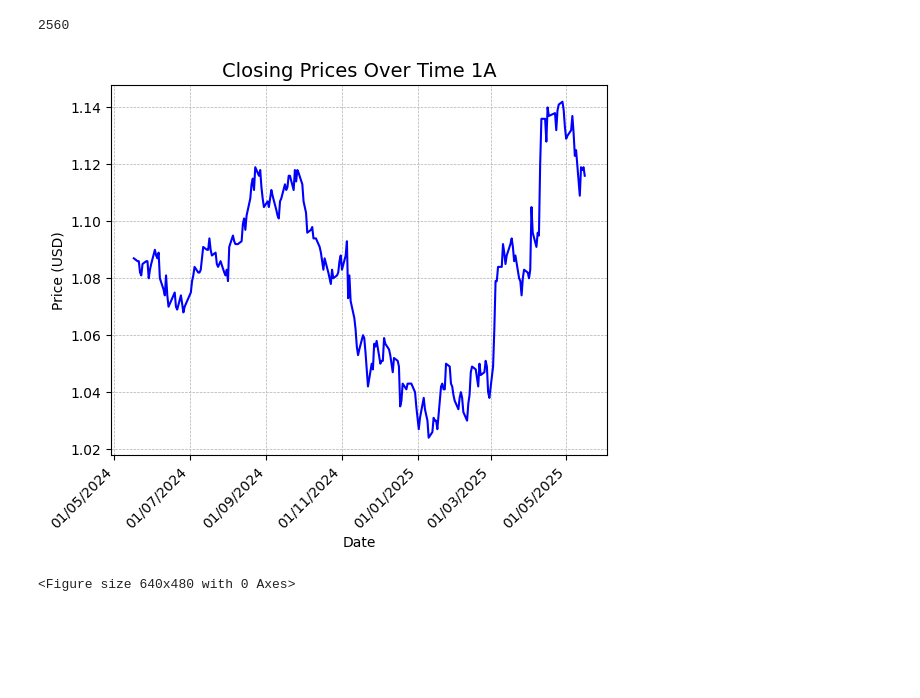
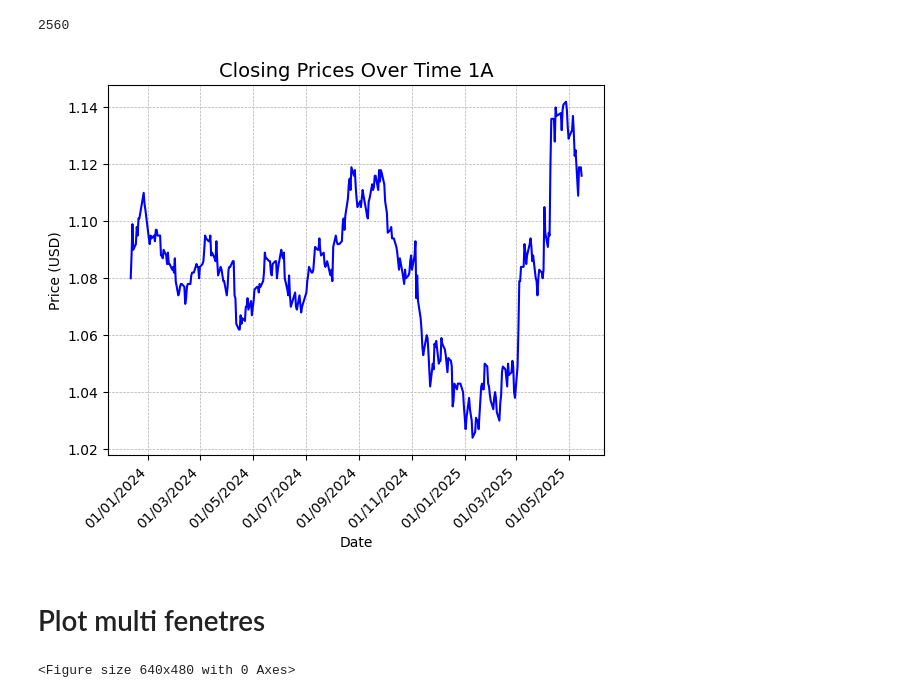
Before and after one commit to jdavid54/jupyter_notebooks2, a Jupyter notebook: eur_usd_change_data.ipynb, the cells around one changed output. Drawn from its saved outputs; the diff is of its cells as text; code cells hidden in the pictures; blank space fills up the shorter version.

```diff
--- a/eur_usd_change_data.ipynb
+++ b/eur_usd_change_data.ipynb
@@ -126,10 +126,12 @@ def plot_spans(ax, df, line_color='b', span='1J', bounds=False):
 # %%
 filename = fr'C:/Users/jeand/Downloads/EURUSDSPOT_2025-05-19 (10A).txt'
 data = import_data_from_file(filename)
 fig, ax = plt.subplots()
-plot_spans(ax, data[-256:], line_color='b', span='1A', bounds=False)
+plot_spans(ax, data[-365:], line_color='b', span='1A', bounds=False)
 # %% [output]
-[figure, old version]
+[figure, new version]
+# %% [markdown]
+# Plot multi fenetres
 # %%
 from matplotlib.colors import LinearSegmentedColormap
 # Function to plot individual spans
```
Also changed, not shown: parts of 7 cells of this notebook, 7 other files.
